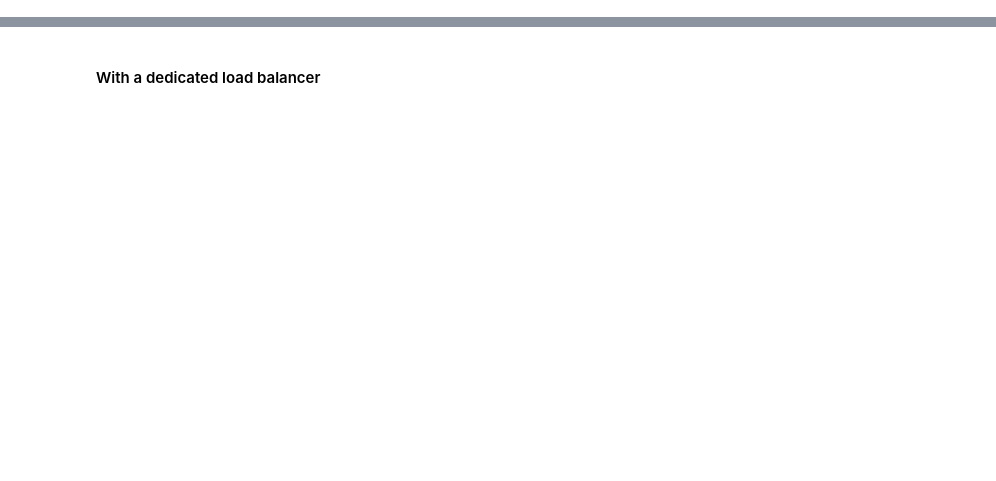
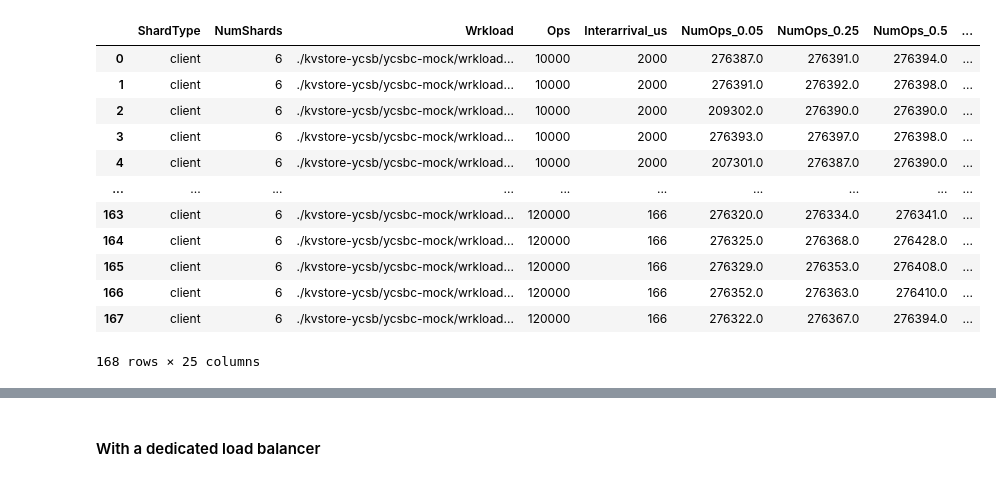
Before and after one commit to akshayknarayan/burrito, a Jupyter notebook: scripts/kv.ipynb, the cells around one changed output, grey strips where cells are left out. Saved outputs shown, nothing was run; the diff lists cells and outputs as text; code cells hidden in the pictures; blank space fills up the shorter version.

```diff
--- a/scripts/kv.ipynb
+++ b/scripts/kv.ipynb
@@ -37,0 +55,67 @@ client_concurrency = [4, 8]
+# %%
+# note: this aggregates requestclients together
+
+@ray.remote
+def read_exp(outdir, ns, st, o, p, cb, sb, c):
+    exp_df = None
+    for cl in clients:
+        fn = f"{rootdir}/{outdir}/{ns}-{st}shard-{o}-poisson={p}-client_batch={cb}-server_batch={sb}-wrkloadbunf1-{c}-0-client0-{cl}.data"
+        try:
+            df_file = pd.read_csv(fn, sep=" ")
+            df_file = df_file[(df_file.NumOps > 200e3) & (df_file.NumShards > 1)]
+
+            if exp_df is None:
+                exp_df = df_file
+            else:
+                exp_df = exp_df.append(df_file)
+        except:
+            print(fn)
+            continue
+    # now calculate this experiment's stats.
+    exp_stats = exp_df.groupby(["ShardType", "NumShards", "Wrkload", "Ops", "Interarrival_us"]).quantile([0.05, 0.25, 0.5, 0.75, 0.95])
+    exp_stats = exp_stats.unstack()
+    exp_stats.columns = [f"{s}_{t}" for s,t in exp_stats.columns.values]
+    exp_stats.columns.to_flat_index()
+    exp_stats["Commit"] = outdir
+    exp_stats["Concurrency"] = c
+    exp_stats["ClientBatching"] = cb
+    exp_stats["ServerBatching"] = sb
+    exp_stats["Poisson"] = p
+    return exp_stats
+
+exps = []
+for outdir in outdirs:
+    for ns in num_shards:
+        for st in shard_types:
+            for o in ops:
+                o = int(o)
+                for p in poisson:
+                    for cb in client_batching:
+                        for sb in server_batching:
+                            for c in client_concurrency:
+                                exps.append(read_exp.remote(outdir, ns, st, o, p, cb, sb, c))
+
+exp_dfs = ray.get(exps)
+df = None
+for exp_df in exp_dfs:
+    if df is None:
+        df = exp_df
+    else:
+        df = df.append(exp_df)
+
+df = df.reset_index()
+df
+# %% [output]
+|  | ShardType | NumShards | Wrkload | Ops | Interarrival_us | NumOps_0.05 | NumOps_0.25 | NumOps_0.5 | ... |
+| 0 | client | 6 | ./kvstore-ycsb/ycsbc-mock/wrkload... | 10000 | 2000 | 276387.0 | 276391.0 | 276394.0 | ... |
+| 1 | client | 6 | ./kvstore-ycsb/ycsbc-mock/wrkload... | 10000 | 2000 | 276391.0 | 276392.0 | 276398.0 | ... |
+| 2 | client | 6 | ./kvstore-ycsb/ycsbc-mock/wrkload... | 10000 | 2000 | 209302.0 | 276390.0 | 276390.0 | ... |
+| 3 | client | 6 | ./kvstore-ycsb/ycsbc-mock/wrkload... | 10000 | 2000 | 276393.0 | 276397.0 | 276398.0 | ... |
+| 4 | client | 6 | ./kvstore-ycsb/ycsbc-mock/wrkload... | 10000 | 2000 | 207301.0 | 276387.0 | 276390.0 | ... |
+| ... | ... | ... | ... | ... | ... | ... | ... | ... | ... |
+| 163 | client | 6 | ./kvstore-ycsb/ycsbc-mock/wrkload... | 120000 | 166 | 276320.0 | 276334.0 | 276341.0 | ... |
+| 164 | client | 6 | ./kvstore-ycsb/ycsbc-mock/wrkload... | 120000 | 166 | 276325.0 | 276368.0 | 276428.0 | ... |
+| 165 | client | 6 | ./kvstore-ycsb/ycsbc-mock/wrkload... | 120000 | 166 | 276329.0 | 276353.0 | 276408.0 | ... |
+| 166 | client | 6 | ./kvstore-ycsb/ycsbc-mock/wrkload... | 120000 | 166 | 276352.0 | 276363.0 | 276410.0 | ... |
+| 167 | client | 6 | ./kvstore-ycsb/ycsbc-mock/wrkload... | 120000 | 166 | 276322.0 | 276367.0 | 276394.0 | ... |
+168 rows × 25 columns
```
Also changed, not shown: parts of 12 cells of this notebook, 2 other files.
